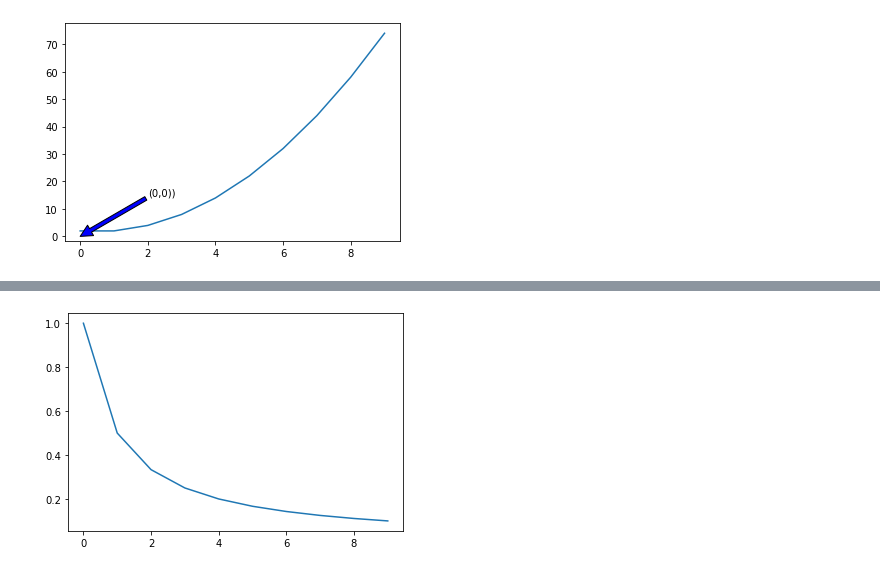
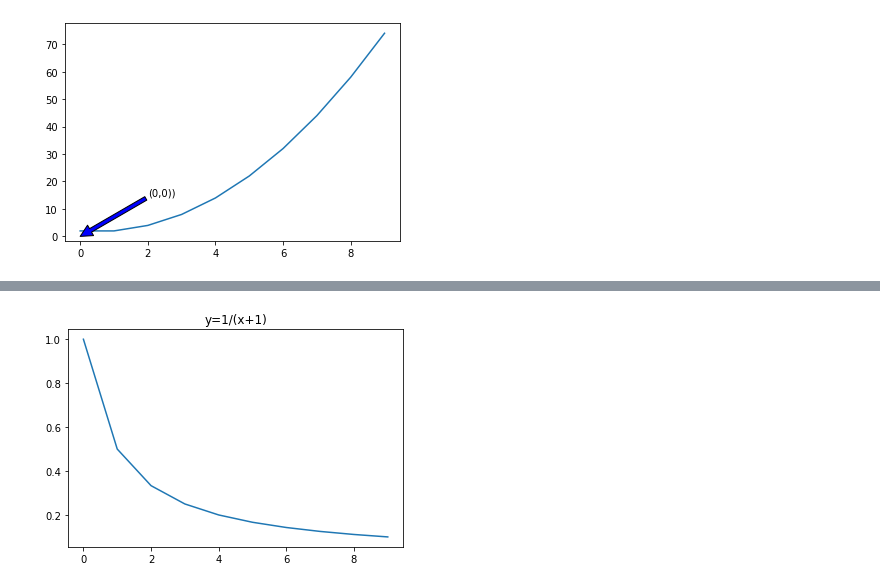
Before and after one commit to joshuamchavez2/numpy-pandas-visualization-exercises, a Jupyter notebook: matplotlib_exercises.ipynb, the cells around one changed output, grey strips where cells are left out. Cells and saved outputs as stored; diff of their text form; code cells hidden in the pictures.

```diff
--- a/matplotlib_exercises.ipynb
+++ b/matplotlib_exercises.ipynb
@@ -75,6 +94,7 @@ plt.show()
 # %%
 y = x.apply(lambda x: 1/(x+1))
 plt.plot(x,y)
+plt.title('y=1/(x+1)')
 plt.show()
 # %% [output]
-[figure, old version]
+[figure, new version]
```
Also changed, not shown: parts of 8 cells of this notebook, 2 other files.
